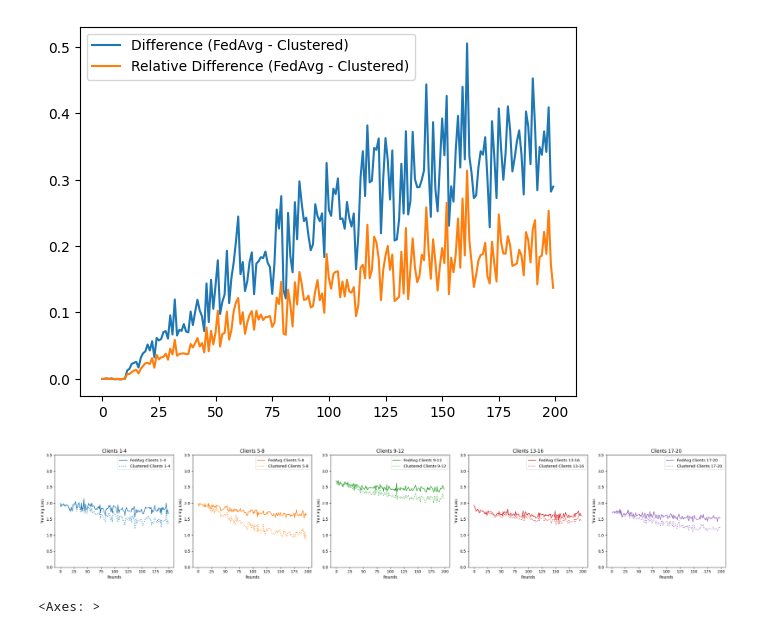
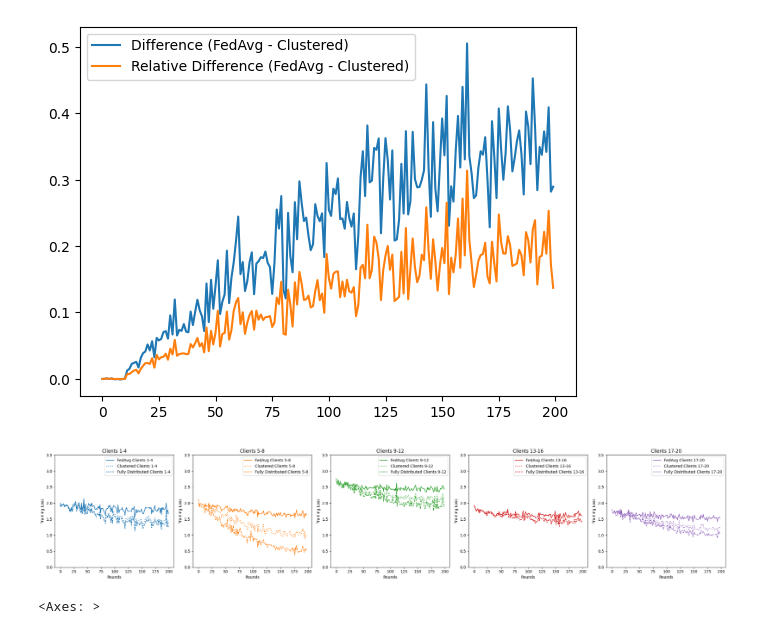
Before and after one commit to GabrielTalasso/FT_LLM_FL, a Jupyter notebook: evaluations_multitask.ipynb, the cells around one changed output. Drawn from its saved outputs; the diff is of its cells as text; code cells hidden in the pictures.

```diff
--- a/evaluations_multitask.ipynb
+++ b/evaluations_multitask.ipynb
@@ -300,10 +300,22 @@ for r in range(len(data)):
     loss = loss.mean()
     losses2.append(loss)
 
+path = '/home/gabriel.talasso/FT_LLM_FL/output_multitask/Llama-3.2-1B/fully_distributed_multitask_clustered_c20s5_i10_b16a1_l1024_r8a16_20250402104116/training_loss.npy'
+data = np.load(path, allow_pickle=True)
+
+losses3 = []
+data = data.T
+for r in range(len(data)):
+    loss = np.where(data[r] != -1, data[r], np.nan)
+    loss = loss[~np.isnan(loss)]
+    loss = loss.mean()
+    losses3.append(loss)
+
 plt.figure(figsize=(10, 5))
 
 sns.lineplot(x=range(len(losses)), y=losses, label='FedAvg')
 sns.lineplot(x=range(len(losses2)), y=losses2, label='Clustered')
+sns.lineplot(x=range(len(losses3)), y=losses3, label='Fully Distributed')
 
 # Set overall title
 plt.title('Training Loss differente solutions - 10steps - Meta Llama - 1B')
@@ -319,10 +331,11 @@ plt.legend()
 # %%
 diff = []
 relative_diff = []
-for i in range(min(len(losses), len(losses2))):
-    diff.append(losses[i] - losses2[i])
+for i in range(min(len(losses), len(losses3))):
+    diff.append(losses2[i] - losses3[i])
     relative_diff.append((losses[i] - losses2[i]) / losses[i])
 
 sns.lineplot(x=range(len(diff)), y=diff, label='Difference (FedAvg - Clustered)')
-sns.lineplot(x=range(len(relative_diff)), y=relative_diff, label='Relative Difference (FedAvg - Clustered)')
+#sns.lineplot(x=range(len(relative_diff)), y=relative_diff, label='Relative Difference (FedAvg - Clustered)')
+plt.ylim(-0.05, 0.05)
 # %% [output]
@@ -527,15 +540,15 @@ for i, ax in enumerate(axes):
     clustered_mean = np.nanmean(np.where(clustered_subset != -1, clustered_subset, np.nan), axis=0)
 
     # Plot FedAvg (solid) and Clustered (dotted) in the same subplot
-    #sns.lineplot(x=rounds, y=fedavg_mean, ax=ax, label=f'FedAvg Clients {start+1}-{start+4}',
-    #             color=colors[i], linestyle='solid')
-    #sns.lineplot(x=rounds, y=clustered_mean, ax=ax, label=f'Clustered Clients {start+1}-{start+4}',
-    #             color=colors[i], linestyle='dotted')
+    sns.lineplot(x=rounds, y=fedavg_mean, ax=ax, label=f'FedAvg Clients {start+1}-{start+4}',
+                 color=colors[i], linestyle='solid')
+    sns.lineplot(x=rounds, y=clustered_mean, ax=ax, label=f'Clustered Clients {start+1}-{start+4}',
+                 color=colors[i], linestyle='dotted')
 
     ax.set_title(f'Clients {start+1}-{start+4}')
     ax.set_xlabel('Rounds')
     ax.set_ylabel('Training Loss')
-    ax.set_ylim(1.5, 3.5)
+    ax.set_ylim(0, 3.5)
     ax.legend()
 
 plt.tight_layout()
@@ -598,37 +622,46 @@ colors = sns.color_palette("tab10", 5)
 
 # Load AYA data for FedAvg and Clustered solutions
 fedavg_path = '/home/gabriel.talasso/FT_LLM_FL/output_aya/Llama-3.2-1B/fedavg_aya_dataset_clustered_c20s5_i10_b16a1_l1024_r8a16_20250401162934/training_loss.npy'
 data_fedavg = np.load(fedavg_path, allow_pickle=True)
 
 clustered_path = '/home/gabriel.talasso/FT_LLM_FL/output_aya/Llama-3.2-1B/clustered_aya_dataset_clustered_c20s5_i10_b16a1_l1024_r8a16_20250401163027/training_loss.npy'
 data_clustered = np.load(clustered_path, allow_pickle=True)
 
-rounds = np.arange(data_fedavg.shape[1])
+fully_distributed_path = '/home/gabriel.talasso/FT_LLM_FL/output_aya/Llama-3.2-1B/fully_distributed_aya_dataset_clustered_c20s5_i10_b16a1_l1024_r8a16_20250402104230/training_loss.npy'
+data_fully_distributed = np.load(fully_distributed_path, allow_pickle=True)
+
+rounds_avg = np.arange(data_fedavg.shape[1])
+rounds_clustered = np.arange(data_clustered.shape[1])
+rounds_fully_distributed = np.arange(data_fully_distributed.shape[1])
 
 fig, axes = plt.subplots(1, 5, figsize=(25, 5))
 for i, ax in enumerate(axes):
     start = i * 4
     fedavg_subset = data_fedavg[start:start+4, :]
     clustered_subset = data_clustered[start:start+4, :]
+    fully_distributed_subset = data_fully_distributed[start:start+4, :]
     fedavg_mean = np.nanmean(np.where(fedavg_subset != -1, fedavg_subset, np.nan), axis=0)
     clustered_mean = np.nanmean(np.where(clustered_subset != -1, clustered_subset, np.nan), axis=0)
+    fully_distributed_mean = np.nanmean(np.where(fully_distributed_subset != -1, fully_distributed_subset, np.nan), axis=0)
 
     # Plot FedAvg (solid) and Clustered (dotted) in the same subplot
-    sns.lineplot(x=rounds, y=fedavg_mean, ax=ax, label=f'FedAvg Clients {start+1}-{start+4}',
+    sns.lineplot(x=rounds_avg, y=fedavg_mean, ax=ax, label=f'FedAvg Clients {start+1}-{start+4}',
                  color=colors[i], linestyle='solid')
-    sns.lineplot(x=rounds, y=clustered_mean, ax=ax, label=f'Clustered Clients {start+1}-{start+4}',
+    sns.lineplot(x=rounds_clustered, y=clustered_mean, ax=ax, label=f'Clustered Clients {start+1}-{start+4}',
                  color=colors[i], linestyle='dotted')
+    sns.lineplot(x=rounds_fully_distributed, y=fully_distributed_mean, ax=ax, label=f'Fully Distributed Clients {start+1}-{start+4}',
+                    color=colors[i], linestyle='dashed')
 
     ax.set_title(f'Clients {start+1}-{start+4}')
     ax.set_xlabel('Rounds')
     ax.set_ylabel('Training Loss')
     ax.set_ylim(0, 3.5)
     ax.legend()
 
 plt.tight_layout()
 plt.show()
 # %% [output]
-[figure, old version]
+[figure, new version]
 # %%
 path = '/home/gabriel.talasso/FT_LLM_FL/output_multitask/multitask_400000_clustered_c20s2_i10_b16a1_l1024_r8a16_20250324093735/training_loss.npy'
 data = np.load(path, allow_pickle=True)
```
Also changed, not shown: parts of 8 cells of this notebook, 4 other files.
